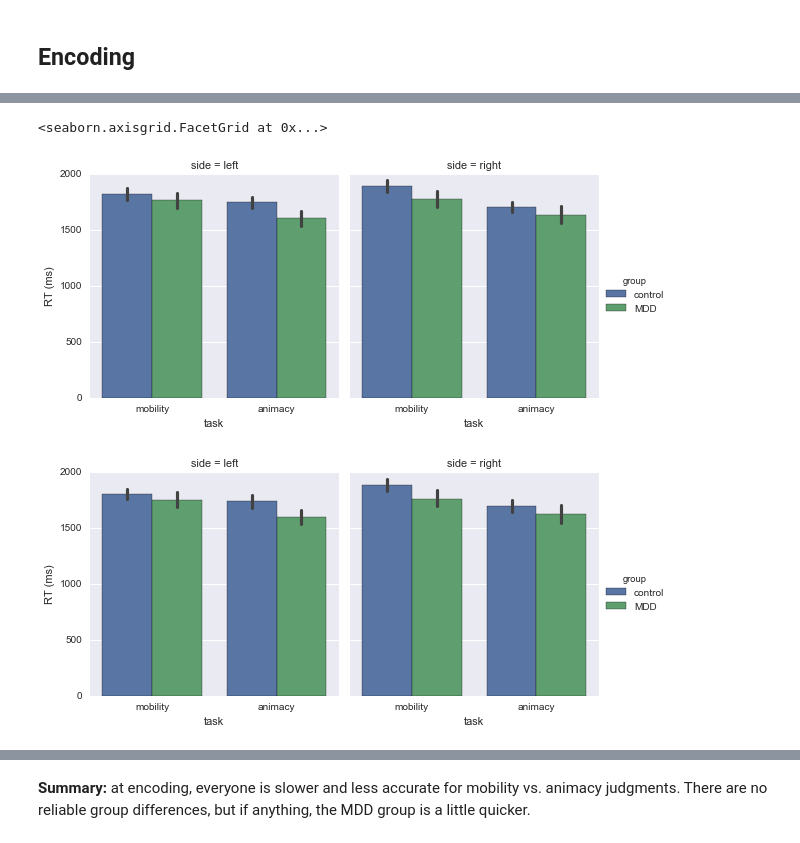
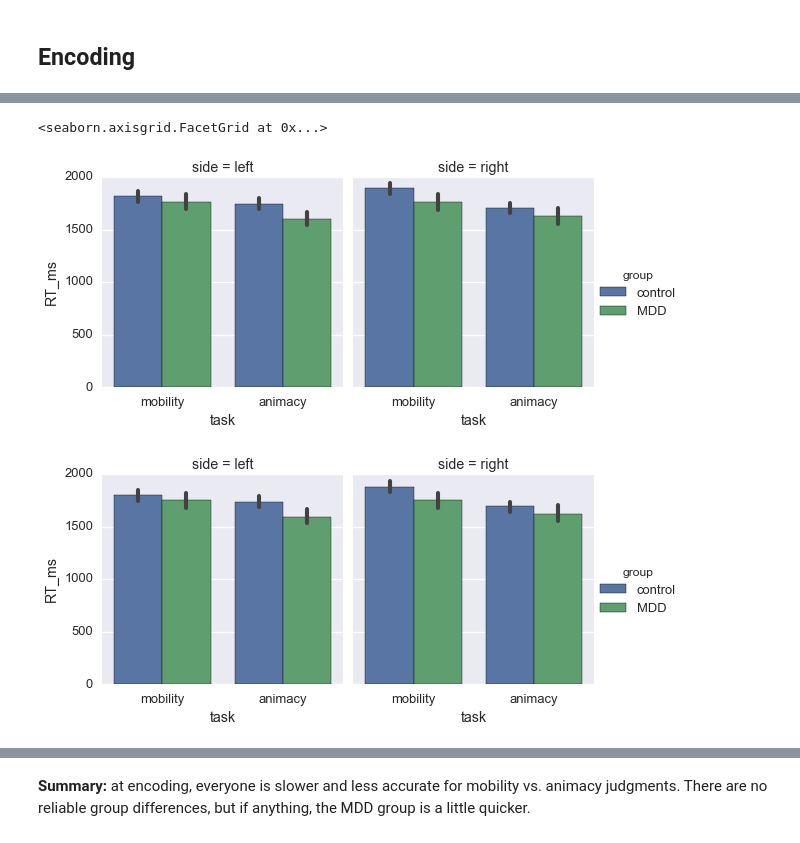
Before and after one commit to dgdillon/source-mem-paper, a Jupyter notebook: Source_ReAnalysis.ipynb, the cells around one changed output, grey strips where cells are left out. Saved outputs shown, nothing was run; the diff lists cells and outputs as text; code cells hidden in the pictures.

```diff
--- a/Source_ReAnalysis.ipynb
+++ b/Source_ReAnalysis.ipynb
@@ -141,6 +160,6 @@ See the caveats in the documentation: http://pandas.pydata.org/pandas-docs/stabl
 # %%
-# Merge the encoding and self-report data, then drop subjects based on the MINI
-all_subs = pd.merge(enc_data,sr,on='subject')
+# Merge the cleaned encoding and self-report data, then drop subjects based on the MINI
+all_subs = pd.merge(enc_clean,sr,on='subject')
 del all_subs['Notes']
 all_subs.Group = all_subs.Group.astype(int)
 all_subs.Gender = all_subs.Gender.astype(str)
@@ -186,4 +197,3 @@ enc['accuracy'] = accuracy
 enc.task = enc.task.replace(to_replace={'living_non-living':'animacy','mobile_immobile':'mobility'})
 enc.Group = enc.Group.replace(to_replace={0:'control',1:'MDD'})
 enc.rename(columns={'Group':'group'},inplace=True)
-enc['RT (ms)'] = 1000*enc.RT
@@ -208,7 +207,2 @@ See the caveats in the documentation: http://pandas.pydata.org/pandas-docs/stabl
 # %%
-enc_clean = enc[~(enc.accuracy == 999)] # Was having difficulty dropping NaNs for accuracy . . .
+erp_enc = enc[~(enc.accuracy == 999)] # Was having difficulty dropping NaNs for accuracy . . .
-# %%
-# Okay, since we're very much focused on the ERP group, I'm running with data analysis on the ERP subs.
-# Maybe when I'm done I will confirm with the larger group (but since their ERPs are bad their behavior may be bad)
-erp_enc = enc_clean[enc_clean.subject.isin(erpSubs_all)]
-erp_enc.groupby('group')['subject'].nunique()
@@ -248,17 +237,17 @@ sns.plt.savefig(path2figs + 'Enc_acc.pdf')
 # %%
 # RT
-sns.factorplot(y='RT (ms)',x='task',hue='group',col='side',units='subject',ci=68,kind='bar',data=erp_enc)
+sns.factorplot(y='RT_ms',x='task',hue='group',col='side',units='subject',ci=68,kind='bar',data=erp_enc)
 # %% [output]
 <seaborn.axisgrid.FacetGrid at 0x...>
-[figure, old version]
+[figure, new version]
 # %%
 # Accuracy is so high that limiting RT to correct responses probably won't make much difference, but let's check.
 # Nope, not much different . . .
-sns.factorplot(y='RT (ms)',x='task',hue='group',col='side',units='subject',ci=68,kind='bar',
+sns.factorplot(y='RT_ms',x='task',hue='group',col='side',units='subject',ci=68,kind='bar',
                data=erp_enc[erp_enc.accuracy == 1])
 sns.plt.savefig(path2figs + 'Enc_corr_RT.pdf')
 # %% [output]
-[figure, old version]
+[figure, new version]
 # %%
 # ANOVA on encoding accuracy; only effect is Task
 
```
Also changed, not shown: parts of 125 cells of this notebook, 11 other files.
